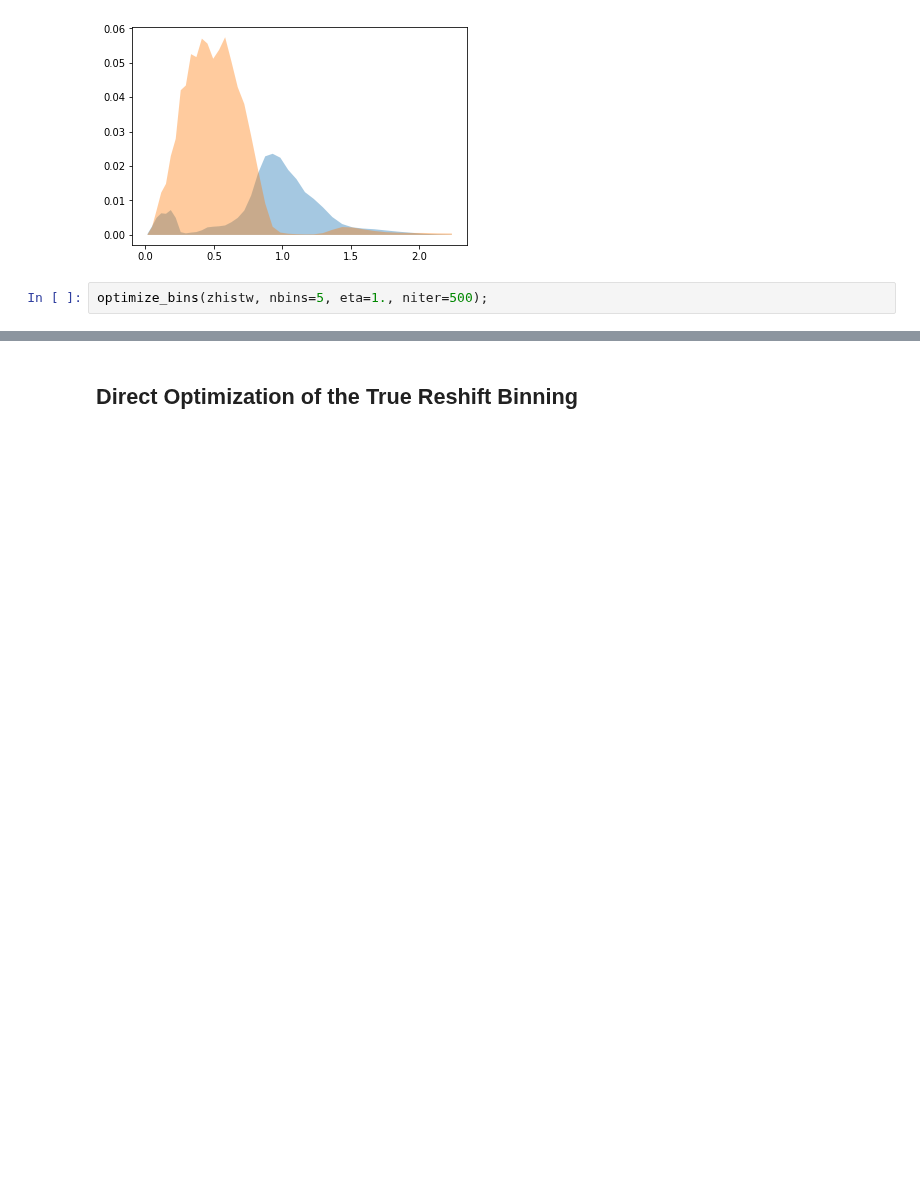
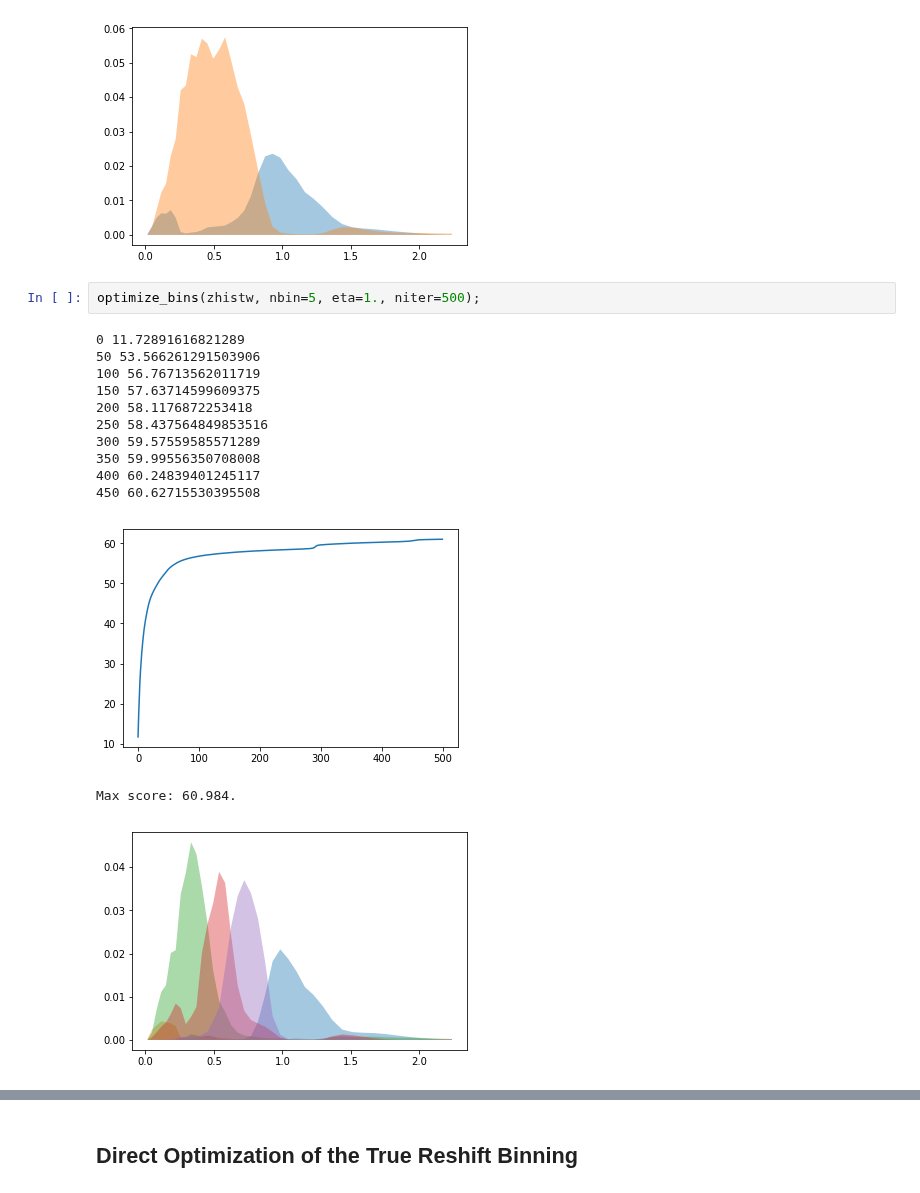
Before and after one commit to dkirkby/zotbin, a Jupyter notebook: Refine.ipynb, the cells around one changed output, grey strips where cells are left out. Saved outputs shown, nothing was run; the diff lists cells and outputs as text; blank space fills up the shorter version.

```diff
--- a/Refine.ipynb
+++ b/Refine.ipynb
@@ -138,4 +138,18 @@ optimize_bins(zhistn, 2, eta=1., niter=500);
 Max score: 20.409.
 [figure]
 # %%
-optimize_bins(zhistw, nbins=5, eta=1., niter=500);
+optimize_bins(zhistw, nbin=5, eta=1., niter=500);
+# %% [output]
+0 11.72891616821289
+50 53.566261291503906
+100 56.76713562011719
+150 57.63714599609375
+200 58.1176872253418
+250 58.437564849853516
+300 59.57559585571289
+350 59.99556350708008
+400 60.24839401245117
+450 60.62715530395508
+[figure, added]
+Max score: 60.984.
+[figure, added]
```
Also changed, not shown: parts of 2 cells of this notebook.
